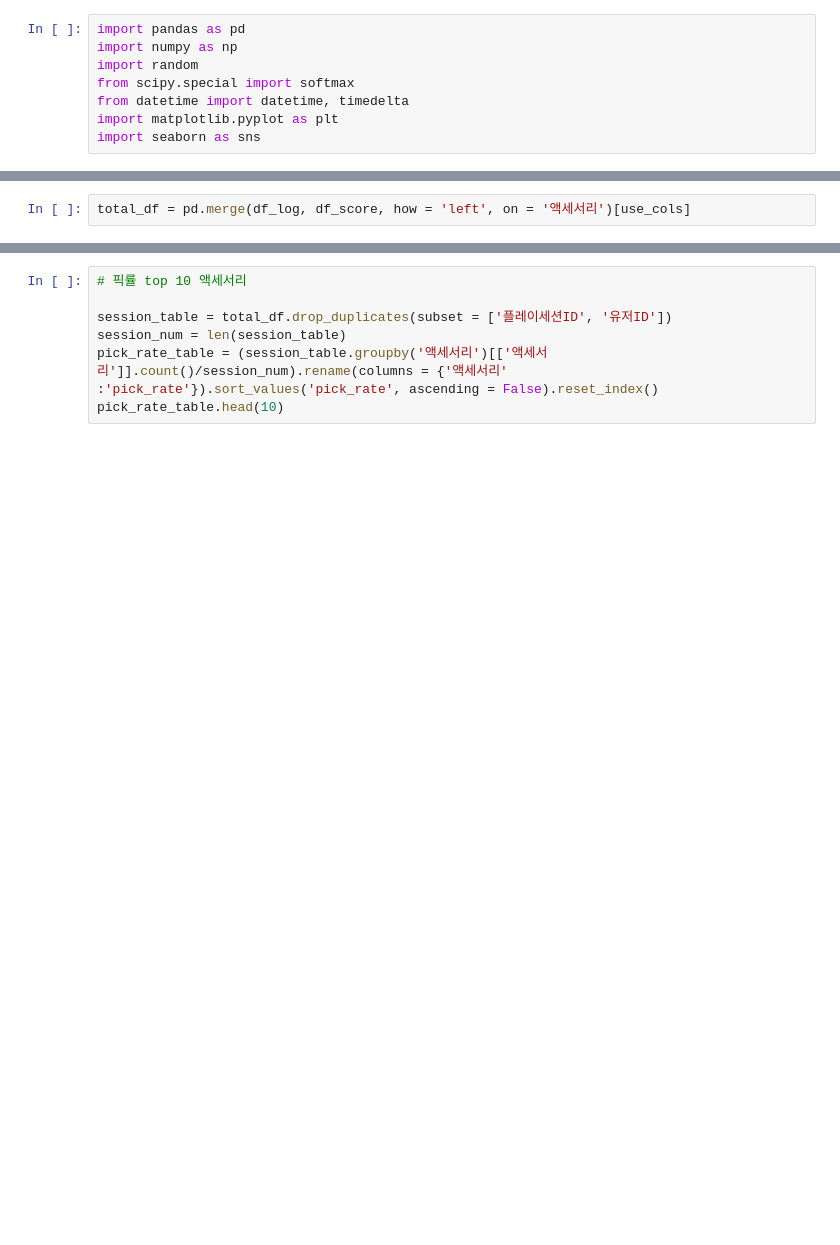
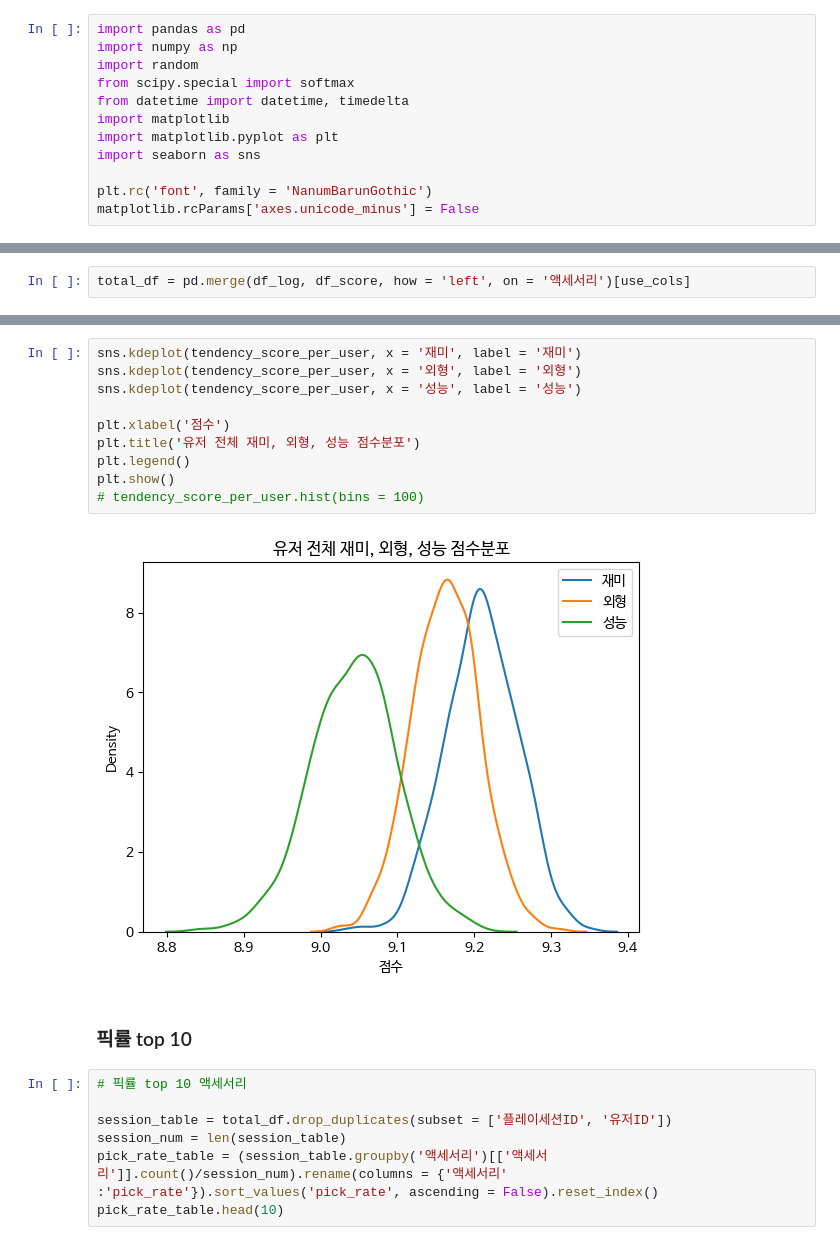
Before and after one commit to kimjaehyeonC/Toy_Getamped, a Jupyter notebook: getamped_log_generator.ipynb, the cells around one changed output, grey strips where cells are left out. Cells and saved outputs as stored; diff of their text form; blank space fills up the shorter version.

```diff
--- a/getamped_log_generator.ipynb
+++ b/getamped_log_generator.ipynb
@@ -4,8 +4,12 @@ import numpy as np
 import random
 from scipy.special import softmax
 from datetime import datetime, timedelta
+import matplotlib
 import matplotlib.pyplot as plt
 import seaborn as sns
+
+plt.rc('font', family = 'NanumBarunGothic')
+matplotlib.rcParams['axes.unicode_minus'] = False
 # %%
 path = '/mnt/d/data/getamped/'
 df = pd.read_csv(path + 'getamped_300.csv', index_col = 0)
@@ -380,3 +398,17 @@ tendency_score_per_user[mask]
+# %%
+sns.kdeplot(tendency_score_per_user, x = '재미', label = '재미')
+sns.kdeplot(tendency_score_per_user, x = '외형', label = '외형')
+sns.kdeplot(tendency_score_per_user, x = '성능', label = '성능')
+
+plt.xlabel('점수')
+plt.title('유저 전체 재미, 외형, 성능 점수분포')
+plt.legend()
+plt.show()
+# tendency_score_per_user.hist(bins = 100)
+# %% [output]
+[figure, added]
+# %% [markdown]
+### 픽률 top 10
 # %%
 # 픽률 top 10 액세서리
 
```
Also changed, not shown: parts of 40 cells of this notebook.
